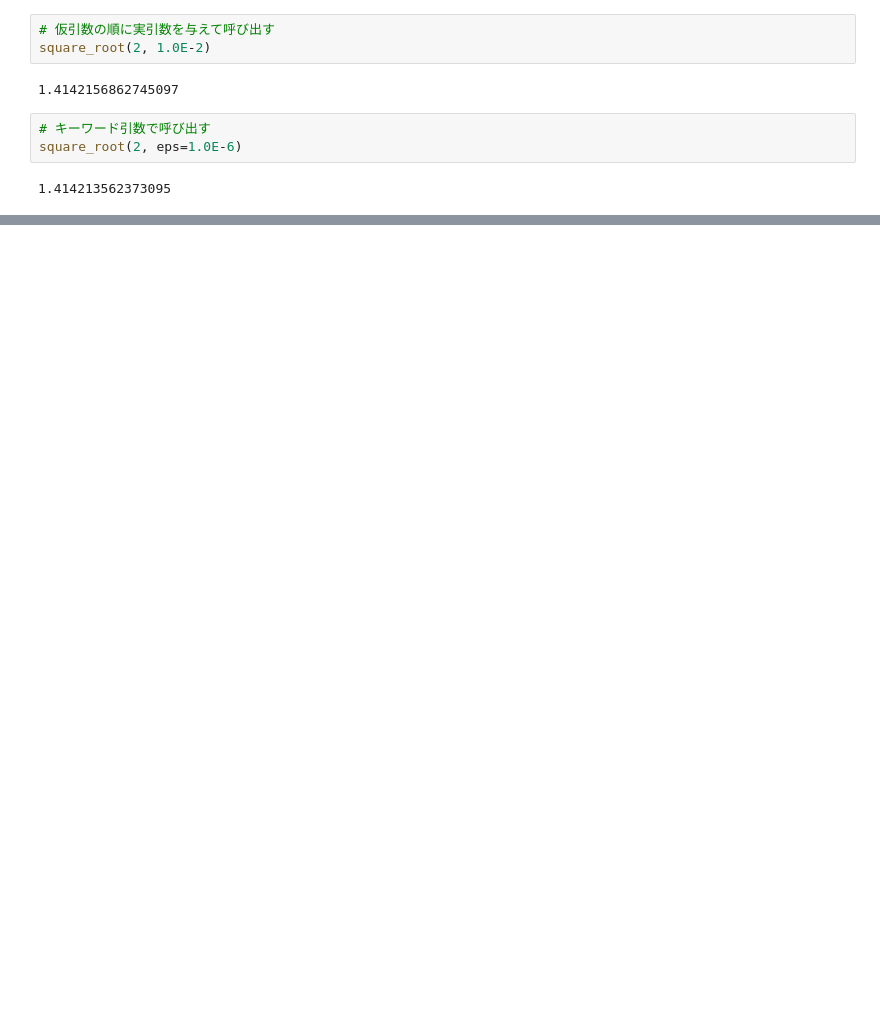
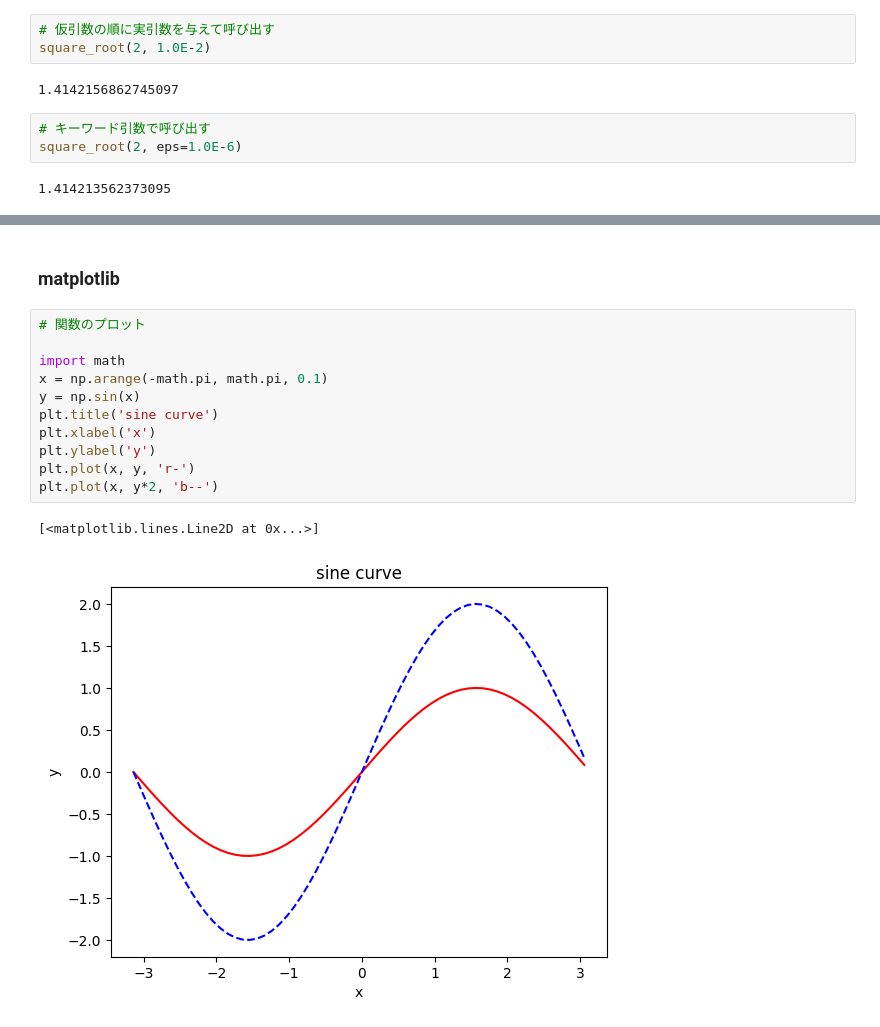
Before and after one commit to MasahiroAraki/SpeechRecognition, a Jupyter notebook: Python/pyintro2.ipynb, the cells around one changed output, grey strips where cells are left out. Saved outputs shown, nothing was run; the diff lists cells and outputs as text; blank space fills up the shorter version.

```diff
--- a/Python/pyintro2.ipynb
+++ b/Python/pyintro2.ipynb
@@ -303,0 +251,16 @@ with open('data2.csv', 'w') as f:
+# %% [markdown]
+### matplotlib
+# %%
+# 関数のプロット
+
+import math
+x = np.arange(-math.pi, math.pi, 0.1)
+y = np.sin(x)
+plt.title('sine curve')
+plt.xlabel('x')
+plt.ylabel('y')
+plt.plot(x, y, 'r-')
+plt.plot(x, y*2, 'b--')
+# %% [output]
+[<matplotlib.lines.Line2D at 0x...>]
+[figure, added]
```
Also changed, not shown: parts of 54 cells of this notebook.
